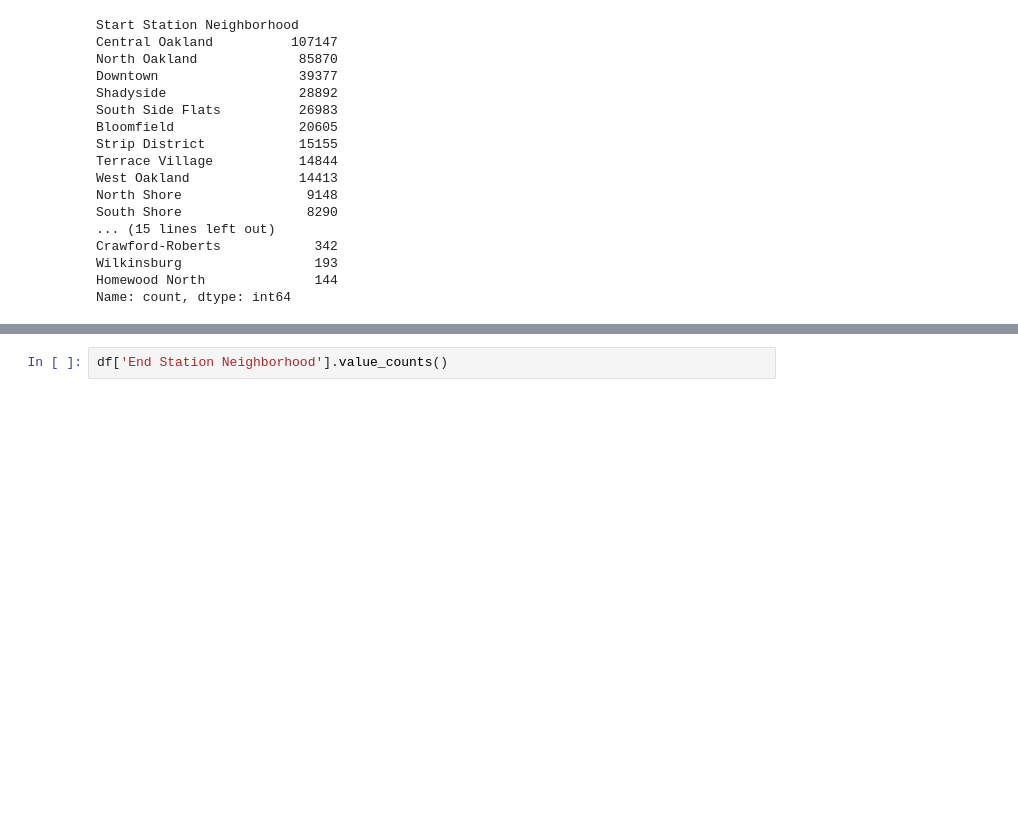
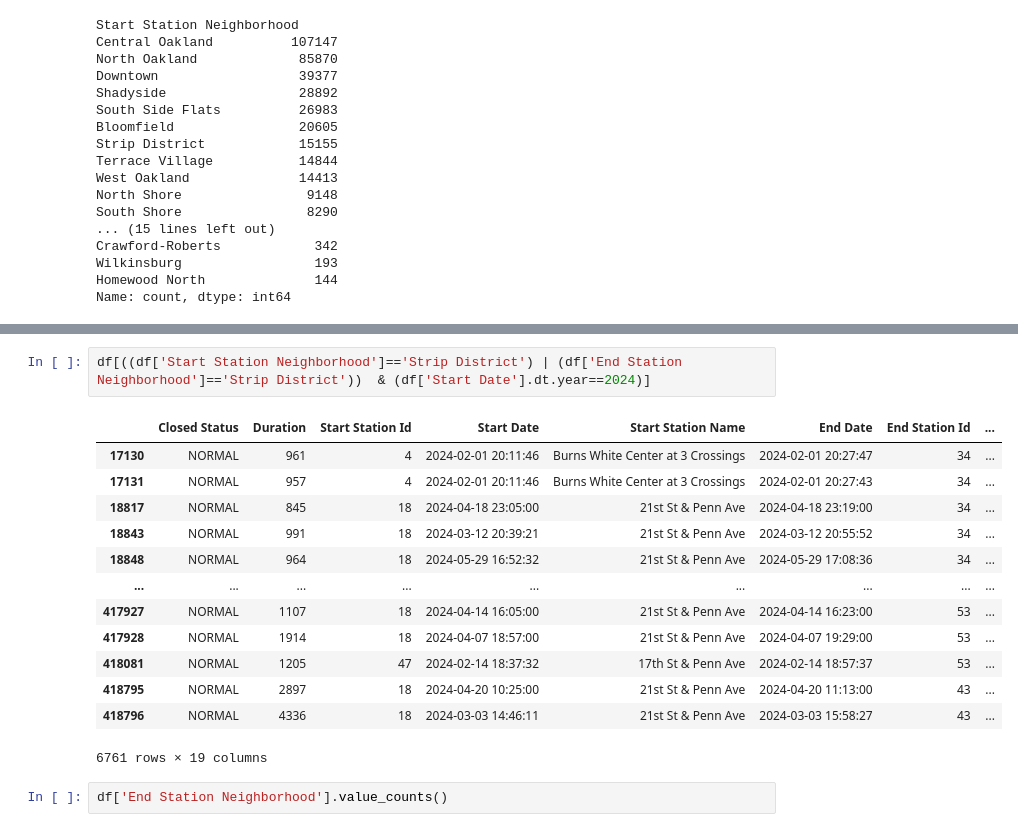
Before and after one commit to BenWSingleton/POGOH_Analysis, a Jupyter notebook: analysis.ipynb, the cells around one changed output, grey strips where cells are left out. Cells and saved outputs as stored; diff of their text form; blank space fills up the shorter version.

```diff
--- a/analysis.ipynb
+++ b/analysis.ipynb
@@ -223,3 +255,19 @@ Name: count, dtype: int64
+# %%
+df[((df['Start Station Neighborhood']=='Strip District') | (df['End Station Neighborhood']=='Strip District'))  & (df['Start Date'].dt.year==2024)]
+# %% [output]
+|  | Closed Status | Duration | Start Station Id | Start Date | Start Station Name | End Date | End Station Id | ... |
+| 17130 | NORMAL | 961 | 4 | 2024-02-01 20:11:46 | Burns White Center at 3 Crossings | 2024-02-01 20:27:47 | 34 | ... |
+| 17131 | NORMAL | 957 | 4 | 2024-02-01 20:11:46 | Burns White Center at 3 Crossings | 2024-02-01 20:27:43 | 34 | ... |
+| 18817 | NORMAL | 845 | 18 | 2024-04-18 23:05:00 | 21st St & Penn Ave | 2024-04-18 23:19:00 | 34 | ... |
+| 18843 | NORMAL | 991 | 18 | 2024-03-12 20:39:21 | 21st St & Penn Ave | 2024-03-12 20:55:52 | 34 | ... |
+| 18848 | NORMAL | 964 | 18 | 2024-05-29 16:52:32 | 21st St & Penn Ave | 2024-05-29 17:08:36 | 34 | ... |
+| ... | ... | ... | ... | ... | ... | ... | ... | ... |
+| 417927 | NORMAL | 1107 | 18 | 2024-04-14 16:05:00 | 21st St & Penn Ave | 2024-04-14 16:23:00 | 53 | ... |
+| 417928 | NORMAL | 1914 | 18 | 2024-04-07 18:57:00 | 21st St & Penn Ave | 2024-04-07 19:29:00 | 53 | ... |
+| 418081 | NORMAL | 1205 | 47 | 2024-02-14 18:37:32 | 17th St & Penn Ave | 2024-02-14 18:57:37 | 53 | ... |
+| 418795 | NORMAL | 2897 | 18 | 2024-04-20 10:25:00 | 21st St & Penn Ave | 2024-04-20 11:13:00 | 43 | ... |
+| 418796 | NORMAL | 4336 | 18 | 2024-03-03 14:46:11 | 21st St & Penn Ave | 2024-03-03 15:58:27 | 43 | ... |
+6761 rows × 19 columns
 # %%
 df['End Station Neighborhood'].value_counts()
 # %% [output]
```
Also changed, not shown: parts of 5 cells of this notebook.
